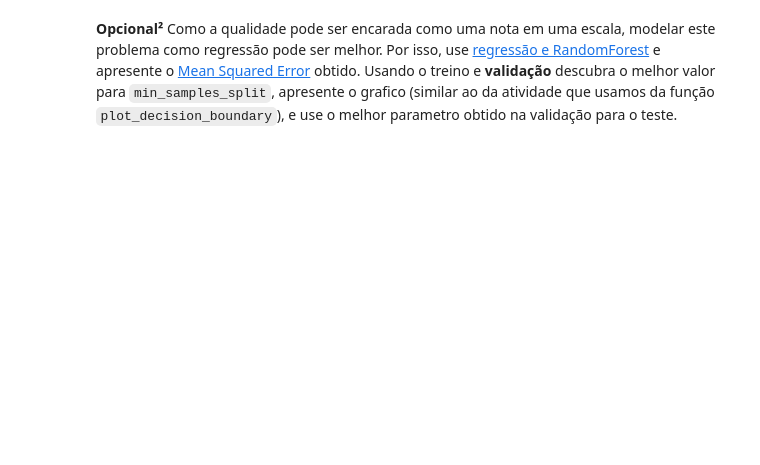
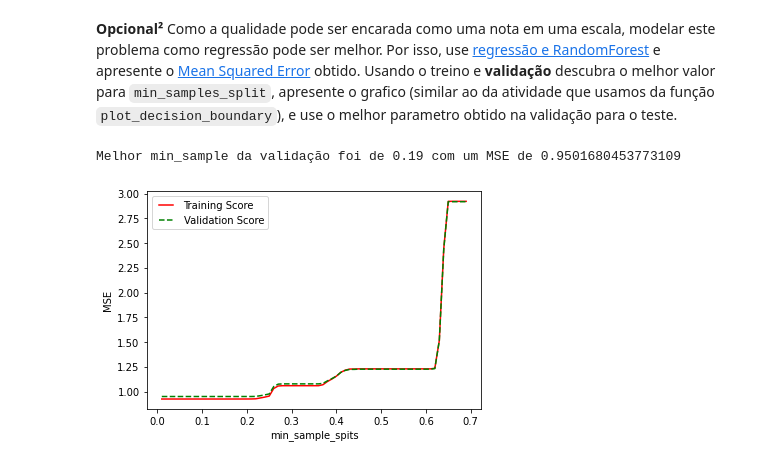
Before and after one commit to willhss1/ap-de-maquina-cefetmg-overfitting-master, a Jupyter notebook: Overfitting.ipynb, the cells around one changed output. Saved outputs shown, nothing was run; the diff lists cells and outputs as text; code cells hidden in the pictures; blank space fills up the shorter version.

```diff
--- a/Overfitting.ipynb
+++ b/Overfitting.ipynb
@@ -382,0 +389,31 @@ weighted avg       0.52      0.51      0.50       659
+# %%
+from sklearn.metrics import mean_squared_error
+from matplotlib.legend_handler import HandlerLine2D
+
+
+min_samples_spits = np.arange(0.01,0.7,0.01)
+arr_mse_treino = []
+arr_mse_validacao = []
+
+
+for sample in min_samples_spits:
+    regr = RandomForestRegressor(criterion="squared_error",max_depth=2, min_samples_split=sample, random_state=1)
+    regr.fit(x_treino, y_treino)
+
+    arr_mse_treino.append(mean_squared_error(y_treino, regr.predict(x_treino)))
+    arr_mse_validacao.append(mean_squared_error(y_validacao, regr.predict(x_validacao)))
+# %%
+best_min_sample=min_samples_spits[arr_mse_validacao.index(min(arr_mse_validacao))]
+print("Melhor min_sample da validação foi de "+ str(best_min_sample) + " com um MSE de "+ str(min(arr_mse_validacao)))
+# %% [output]
+Melhor min_sample da validação foi de 0.19 com um MSE de 0.9501680453773109
+# %%
+line1, = plt.plot(min_samples_spits, arr_mse_treino, color="r", label="Training Score")
+line2, = plt.plot(min_samples_spits, arr_mse_validacao, "g--", label="Validation Score")
+
+plt.legend(handler_map={line1: HandlerLine2D(numpoints=2),line2: HandlerLine2D(numpoints=2)})
+plt.ylabel('MSE')
+plt.xlabel('min_sample_spits')
+plt.show()
+# %% [output]
+[figure, added]
```
Also changed, not shown: parts of 13 cells of this notebook, 1 other file.
